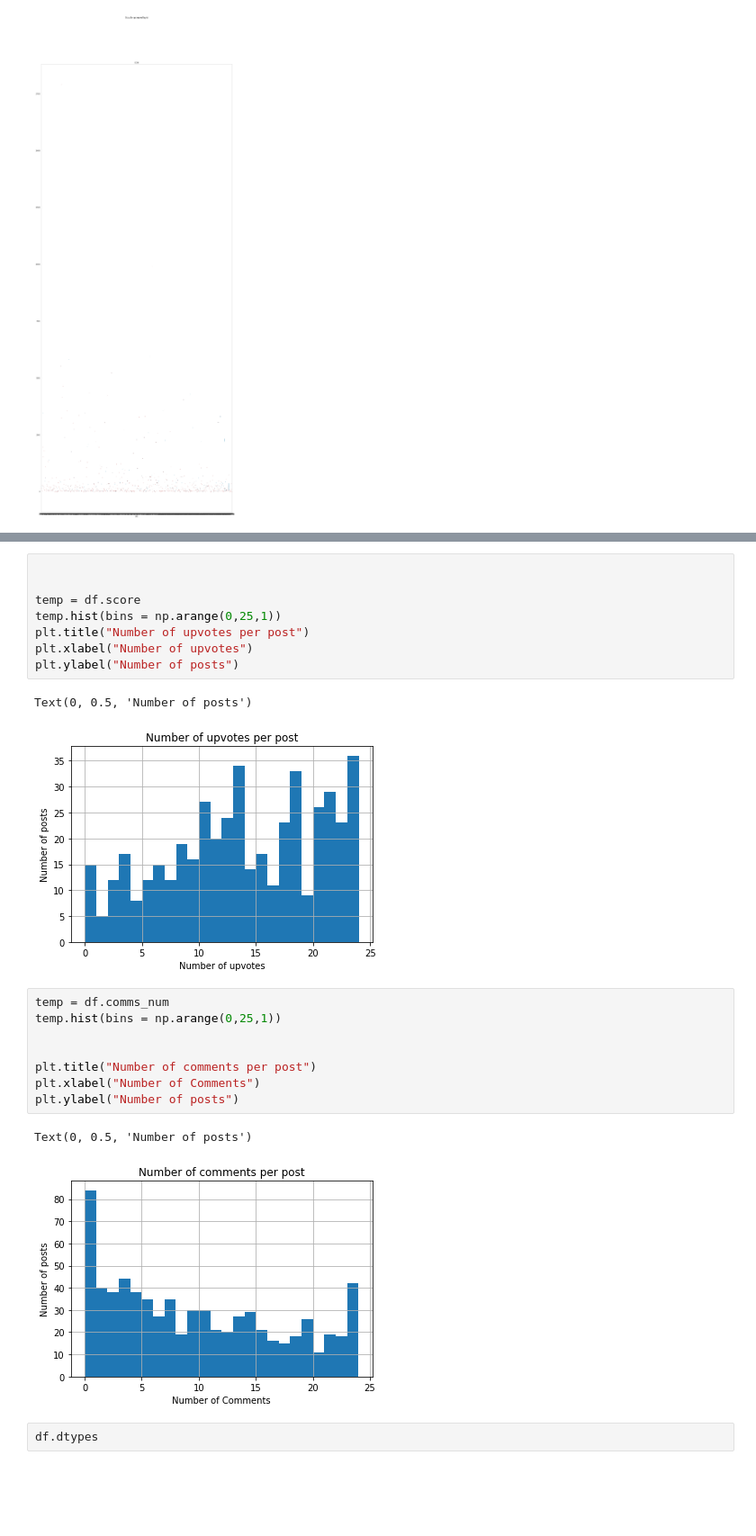
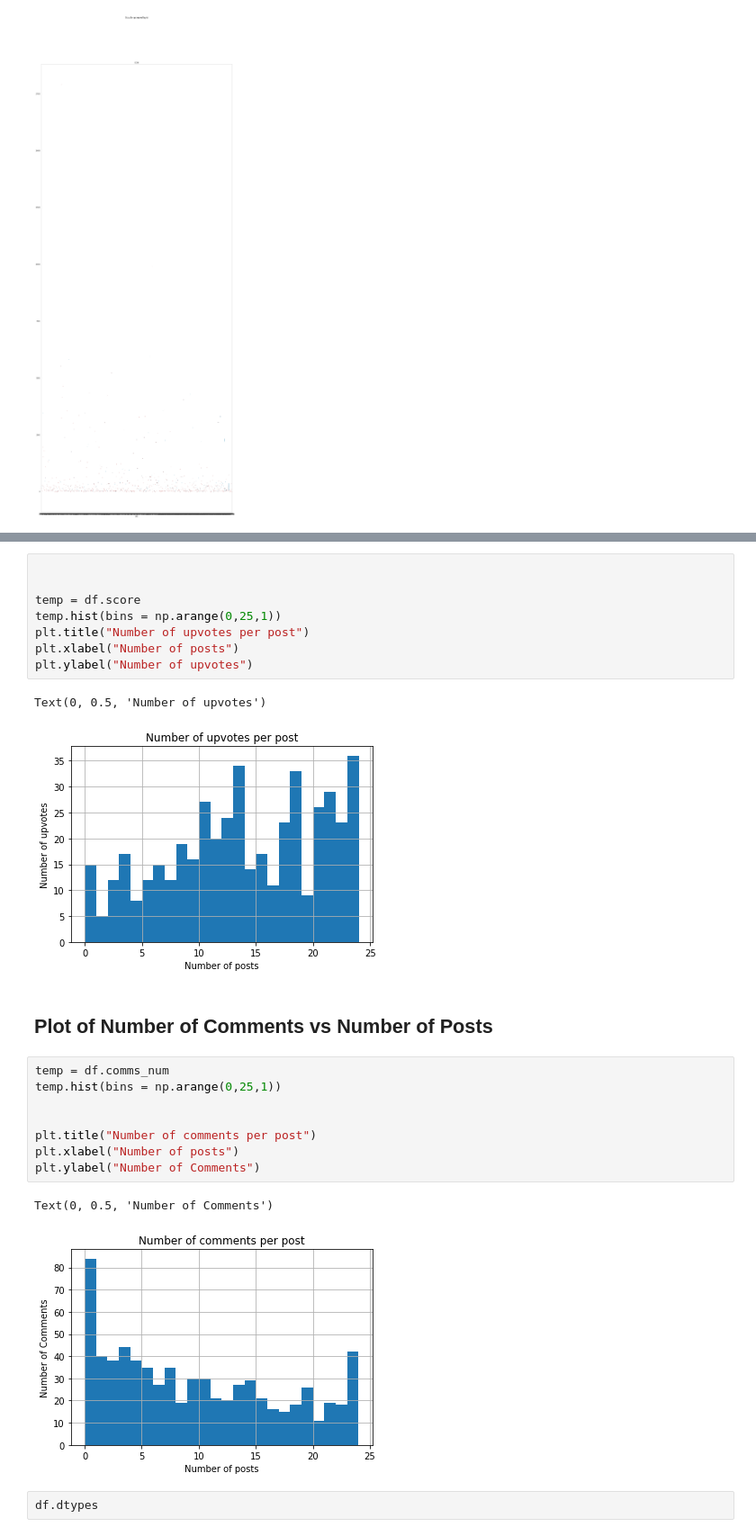
Before and after one commit to bopopescu/Reddit-Flair-Detection, a Jupyter notebook: Jupyter Notebooks/exploratory_data_analysis.ipynb, the cells around one changed output, grey strips where cells are left out. Shown at 90% size. Cells and saved outputs as stored; diff of their text form; blank space fills up the shorter version.

```diff
--- a/Jupyter Notebooks/exploratory_data_analysis.ipynb
+++ b/Jupyter Notebooks/exploratory_data_analysis.ipynb
@@ -332,22 +376,24 @@ among the one with body - most of them have words from 20 to 200
 temp = df.score
 temp.hist(bins = np.arange(0,25,1))
 plt.title("Number of upvotes per post")
-plt.xlabel("Number of upvotes")
-plt.ylabel("Number of posts")
+plt.xlabel("Number of posts")
+plt.ylabel("Number of upvotes")
 # %% [output]
-Text(0, 0.5, 'Number of posts')
+Text(0, 0.5, 'Number of upvotes')
-[figure, old version]
+[figure, new version]
+# %% [markdown]
+## Plot of Number of Comments vs Number of Posts
 # %%
 temp = df.comms_num
 temp.hist(bins = np.arange(0,25,1))
 
 
 plt.title("Number of comments per post")
-plt.xlabel("Number of Comments")
-plt.ylabel("Number of posts")
+plt.xlabel("Number of posts")
+plt.ylabel("Number of Comments")
 # %% [output]
-Text(0, 0.5, 'Number of posts')
+Text(0, 0.5, 'Number of Comments')
-[figure, old version]
+[figure, new version]
 # %%
 df.dtypes
 # %% [output]
```
Also changed, not shown: parts of 39 cells of this notebook.
